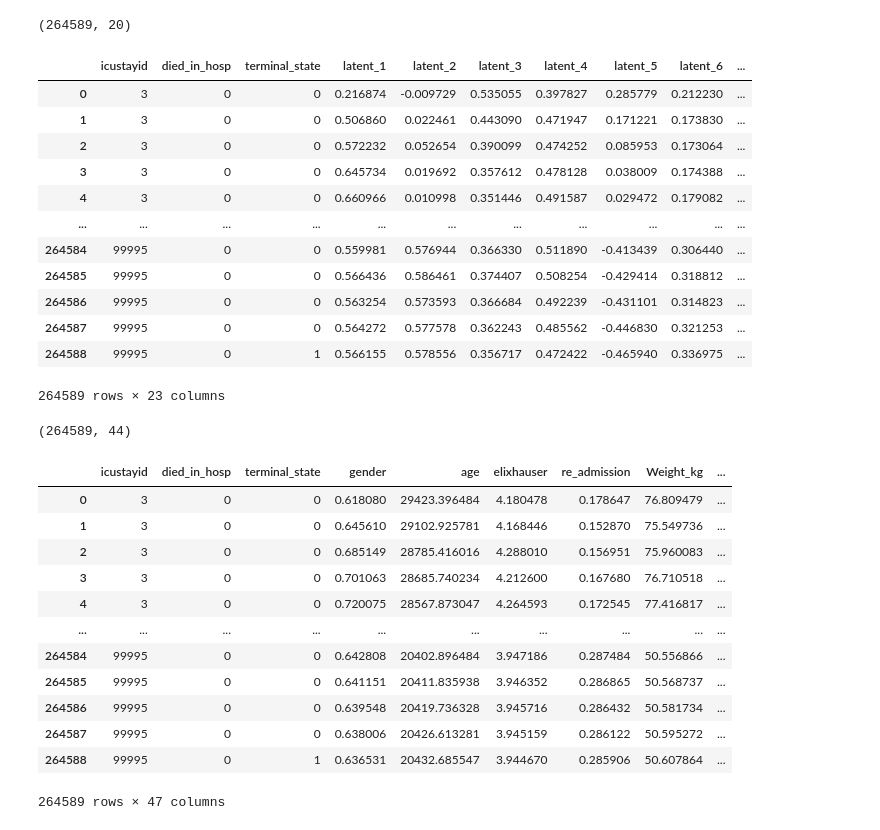
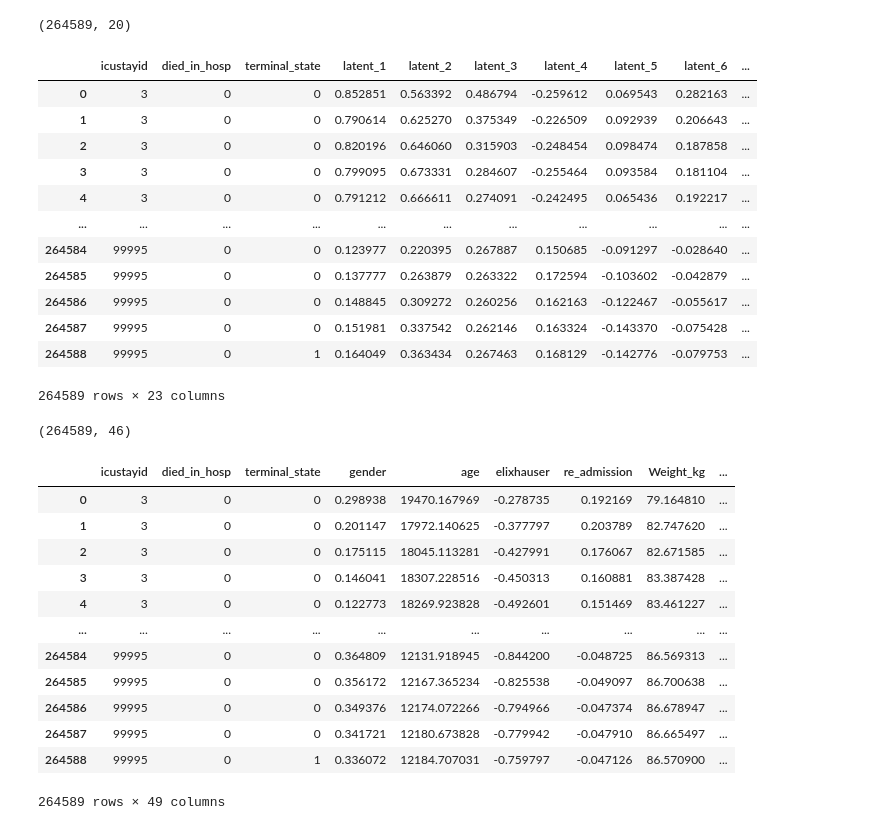
Before and after one commit to weissguy/rl-sepsis, a Jupyter notebook: mimic_states.ipynb, the cells around one changed output. Drawn from its saved outputs; the diff is of its cells as text; code cells hidden in the pictures.

```diff
--- a/mimic_states.ipynb
+++ b/mimic_states.ipynb
@@ -22,7 +23,7 @@ state_cols = ['gender', 'age', 'elixhauser', 're_admission',
        'SGPT', 'Total_bili', 'Albumin', 'Hb', 'WBC_count', 'Platelets_count',
        'PTT', 'PT', 'INR', 'Arterial_pH', 'paO2', 'paCO2', 'Arterial_BE',
        'Arterial_lactate', 'HCO3', 'mechvent', 'Shock_Index', 'PaO2_FiO2',
-       'cumulated_balance']
+       'SOFA', 'SIRS', 'cumulated_balance']
 # %%
 # z-score normalization (and de-normalization for later)
 
@@ -96,29 +97,30 @@ SEQ_LEN = df['icustayid'].value_counts().max() # max # of datapoints for any pat
 BATCH_SIZE = 64
 LR = 0.001
 N_EPOCHS = 500
-N_FEATURES = len(state_cols) # 44
+N_FEATURES = len(state_cols) # 46
 HIDDEN_DIM = 64
 LATENT_DIM = 20
 
-# split on ids to prevent splitting halfway through a trajectory
+# split on ids to prevent splitting halfway through a trajectory | 70/10/20 split
 icustayids = df['icustayid'].unique()
+random.shuffle(icustayids)
 cutoff1 = int(0.7 * len(icustayids))
-cutoff2 = int(0.85 * len(icustayids))
+cutoff2 = int(0.8 * len(icustayids))
 
 train_ids = icustayids[:cutoff1]
 train_df = df[df['icustayid'].isin(train_ids)]
 train_dataset = SepsisStateDataset(train_df, state_cols, SEQ_LEN)
-train_dataloader = DataLoader(train_dataset, batch_size=BATCH_SIZE, shuffle=True, collate_fn=collate_fn)
+train_dataloader = DataLoader(train_dataset, batch_size=BATCH_SIZE, collate_fn=collate_fn)
 
 val_ids = icustayids[cutoff1:cutoff2]
 val_df = df[df['icustayid'].isin(val_ids)]
 val_dataset = SepsisStateDataset(val_df, state_cols, SEQ_LEN)
-val_dataloader = DataLoader(val_dataset, batch_size=BATCH_SIZE, shuffle=True, collate_fn=collate_fn)
+val_dataloader = DataLoader(val_dataset, batch_size=BATCH_SIZE, collate_fn=collate_fn)
 
 test_ids = icustayids[cutoff2:]
 test_df = df[df['icustayid'].isin(test_ids)]
 test_dataset = SepsisStateDataset(test_df, state_cols, SEQ_LEN)
-test_dataloader = DataLoader(test_dataset, batch_size=BATCH_SIZE, shuffle=True, collate_fn=collate_fn)
+test_dataloader = DataLoader(test_dataset, batch_size=BATCH_SIZE, collate_fn=collate_fn)
 
 device = torch.device("cuda" if torch.cuda.is_available() else "cpu")
 
@@ -127,7 +129,10 @@ model.to(device)
 
 optimizer = torch.optim.Adam(model.parameters(), lr=LR)
 
+
+# TODO: switch this to using lengths as a mask
 def masked_mse_loss(output, target, pad_value=-1):
+    """ Ignores any -1 values """
     mask = (target != pad_value)
     diff = (output - target)[mask]
     return torch.sum(diff**2) / torch.sum(mask)
@@ -202,15 +210,17 @@ NameError: name 'train_losses' is not defined
 # get the latent state representation for each timepoint, for each patient
 
 dataset = SepsisStateDataset(df, state_cols, SEQ_LEN)
-dataloader = DataLoader(dataset, batch_size=BATCH_SIZE, shuffle=True, collate_fn=collate_fn)
+dataloader = DataLoader(dataset, batch_size=BATCH_SIZE, collate_fn=collate_fn)
 
 encoder = Encoder(input_dim=N_FEATURES, hidden_dim=HIDDEN_DIM, latent_dim=LATENT_DIM, seq_len=SEQ_LEN)
 encoder.load_state_dict(torch.load('models/lstm_encoder.pth', weights_only=True))
 encoder.to(device)
+encoder.eval()
 
 decoder = Decoder(input_dim=N_FEATURES, hidden_dim=HIDDEN_DIM, latent_dim=LATENT_DIM, seq_len=SEQ_LEN)
 decoder.load_state_dict(torch.load('models/lstm_decoder.pth', weights_only=True))
-
+decoder.to(device)
+decoder.eval()
 
 latent_vectors = []
 rec_states = []
@@ -226,37 +236,37 @@ for batch, lengths in dataloader:
 
     # save reconstructed states
     x_enc, _ = encoder(batch, lengths)
-    x_dec, _ = decoder(x_enc, lengths)
+    x_dec, _ = decoder(x_enc, lengths, return_all_reconstructions=True)
     for rec_state in x_dec:
         rec_states.append(rec_state.detach().numpy())
 # %%
 latent_vectors = np.array(latent_vectors)
 print(latent_vectors.shape) # (total_num_of_timesteps, latent_dim) = (264589, 20)
 
 latent_col_names = [f'latent_{num}' for num in range(1, 21)]
 latent_df = pd.DataFrame(latent_vectors, columns=latent_col_names)
 latent_df.insert(0, 'icustayid', df['icustayid'])
 latent_df.insert(1, 'died_in_hosp', df['died_in_hosp'])
 latent_df.insert(2, 'terminal_state', df['terminal_state'])
-#latent_df.to_csv('data/latent_states.csv')
+latent_df.to_csv('data/latent_states.csv')
 latent_df
 # %% [output]
 (264589, 20)
 |  | icustayid | died_in_hosp | terminal_state | latent_1 | latent_2 | latent_3 | latent_4 | latent_5 | latent_6 | ... |
-| 0 | 3 | 0 | 0 | 0.216874 | -0.009729 | 0.535055 | 0.397827 | 0.285779 | 0.212230 | ... |
-| 1 | 3 | 0 | 0 | 0.506860 | 0.022461 | 0.443090 | 0.471947 | 0.171221 | 0.173830 | ... |
-| 2 | 3 | 0 | 0 | 0.572232 | 0.052654 | 0.390099 | 0.474252 | 0.085953 | 0.173064 | ... |
-| 3 | 3 | 0 | 0 | 0.645734 | 0.019692 | 0.357612 | 0.478128 | 0.038009 | 0.174388 | ... |
-| 4 | 3 | 0 | 0 | 0.660966 | 0.010998 | 0.351446 | 0.491587 | 0.029472 | 0.179082 | ... |
+| 0 | 3 | 0 | 0 | 0.852851 | 0.563392 | 0.486794 | -0.259612 | 0.069543 | 0.282163 | ... |
+| 1 | 3 | 0 | 0 | 0.790614 | 0.625270 | 0.375349 | -0.226509 | 0.092939 | 0.206643 | ... |
+| 2 | 3 | 0 | 0 | 0.820196 | 0.646060 | 0.315903 | -0.248454 | 0.098474 | 0.187858 | ... |
+| 3 | 3 | 0 | 0 | 0.799095 | 0.673331 | 0.284607 | -0.255464 | 0.093584 | 0.181104 | ... |
+| 4 | 3 | 0 | 0 | 0.791212 | 0.666611 | 0.274091 | -0.242495 | 0.065436 | 0.192217 | ... |
 | ... | ... | ... | ... | ... | ... | ... | ... | ... | ... | ... |
-| 264584 | 99995 | 0 | 0 | 0.559981 | 0.576944 | 0.366330 | 0.511890 | -0.413439 | 0.306440 | ... |
-| 264585 | 99995 | 0 | 0 | 0.566436 | 0.586461 | 0.374407 | 0.508254 | -0.429414 | 0.318812 | ... |
-| 264586 | 99995 | 0 | 0 | 0.563254 | 0.573593 | 0.366684 | 0.492239 | -0.431101 | 0.314823 | ... |
-| 264587 | 99995 | 0 | 0 | 0.564272 | 0.577578 | 0.362243 | 0.485562 | -0.446830 | 0.321253 | ... |
-| 264588 | 99995 | 0 | 1 | 0.566155 | 0.578556 | 0.356717 | 0.472422 | -0.465940 | 0.336975 | ... |
+| 264584 | 99995 | 0 | 0 | 0.123977 | 0.220395 | 0.267887 | 0.150685 | -0.091297 | -0.028640 | ... |
+| 264585 | 99995 | 0 | 0 | 0.137777 | 0.263879 | 0.263322 | 0.172594 | -0.103602 | -0.042879 | ... |
+| 264586 | 99995 | 0 | 0 | 0.148845 | 0.309272 | 0.260256 | 0.162163 | -0.122467 | -0.055617 | ... |
+| 264587 | 99995 | 0 | 0 | 0.151981 | 0.337542 | 0.262146 | 0.163324 | -0.143370 | -0.075428 | ... |
+| 264588 | 99995 | 0 | 1 | 0.164049 | 0.363434 | 0.267463 | 0.168129 | -0.142776 | -0.079753 | ... |
 264589 rows × 23 columns
 # %%
-rec_states = np.array(rec_states).reshape(-1, 44)
+rec_states = np.array(rec_states).reshape(-1, 46)
 print(rec_states.shape) # (total_num_of_timesteps, n_features) = (264589, 44)
 
 # TODO: check column names line up!!
@@ -265,24 +275,23 @@ rec_states_df = rec_states_df.apply(denormalize)
 rec_states_df.insert(0, 'icustayid', df['icustayid'])
 rec_states_df.insert(1, 'died_in_hosp', df['died_in_hosp'])
 rec_states_df.insert(2, 'terminal_state', df['terminal_state'])
+rec_states_df.to_csv('data/rec_states.csv')
 rec_states_df
-
-#rec_states_df.to_csv('data/rec_states.csv')
 # %% [output]
-(264589, 44)
+(264589, 46)
 |  | icustayid | died_in_hosp | terminal_state | gender | age | elixhauser | re_admission | Weight_kg | ... |
-| 0 | 3 | 0 | 0 | 0.618080 | 29423.396484 | 4.180478 | 0.178647 | 76.809479 | ... |
-| 1 | 3 | 0 | 0 | 0.645610 | 29102.925781 | 4.168446 | 0.152870 | 75.549736 | ... |
-| 2 | 3 | 0 | 0 | 0.685149 | 28785.416016 | 4.288010 | 0.156951 | 75.960083 | ... |
-| 3 | 3 | 0 | 0 | 0.701063 | 28685.740234 | 4.212600 | 0.167680 | 76.710518 | ... |
-| 4 | 3 | 0 | 0 | 0.720075 | 28567.873047 | 4.264593 | 0.172545 | 77.416817 | ... |
+| 0 | 3 | 0 | 0 | 0.298938 | 19470.167969 | -0.278735 | 0.192169 | 79.164810 | ... |
+| 1 | 3 | 0 | 0 | 0.201147 | 17972.140625 | -0.377797 | 0.203789 | 82.747620 | ... |
+| 2 | 3 | 0 | 0 | 0.175115 | 18045.113281 | -0.427991 | 0.176067 | 82.671585 | ... |
+| 3 | 3 | 0 | 0 | 0.146041 | 18307.228516 | -0.450313 | 0.160881 | 83.387428 | ... |
+| 4 | 3 | 0 | 0 | 0.122773 | 18269.923828 | -0.492601 | 0.151469 | 83.461227 | ... |
 | ... | ... | ... | ... | ... | ... | ... | ... | ... | ... |
-| 264584 | 99995 | 0 | 0 | 0.642808 | 20402.896484 | 3.947186 | 0.287484 | 50.556866 | ... |
-| 264585 | 99995 | 0 | 0 | 0.641151 | 20411.835938 | 3.946352 | 0.286865 | 50.568737 | ... |
-| 264586 | 99995 | 0 | 0 | 0.639548 | 20419.736328 | 3.945716 | 0.286432 | 50.581734 | ... |
-| 264587 | 99995 | 0 | 0 | 0.638006 | 20426.613281 | 3.945159 | 0.286122 | 50.595272 | ... |
-| 264588 | 99995 | 0 | 1 | 0.636531 | 20432.685547 | 3.944670 | 0.285906 | 50.607864 | ... |
+| 264584 | 99995 | 0 | 0 | 0.364809 | 12131.918945 | -0.844200 | -0.048725 | 86.569313 | ... |
+| 264585 | 99995 | 0 | 0 | 0.356172 | 12167.365234 | -0.825538 | -0.049097 | 86.700638 | ... |
+| 264586 | 99995 | 0 | 0 | 0.349376 | 12174.072266 | -0.794966 | -0.047374 | 86.678947 | ... |
+| 264587 | 99995 | 0 | 0 | 0.341721 | 12180.673828 | -0.779942 | -0.047910 | 86.665497 | ... |
+| 264588 | 99995 | 0 | 1 | 0.336072 | 12184.707031 | -0.759797 | -0.047126 | 86.570900 | ... |
-264589 rows × 47 columns
+264589 rows × 49 columns
 # %%
 # visualize latent space with t-sne
 
```
Also changed, not shown: parts of 6 cells of this notebook, 5 other files.
